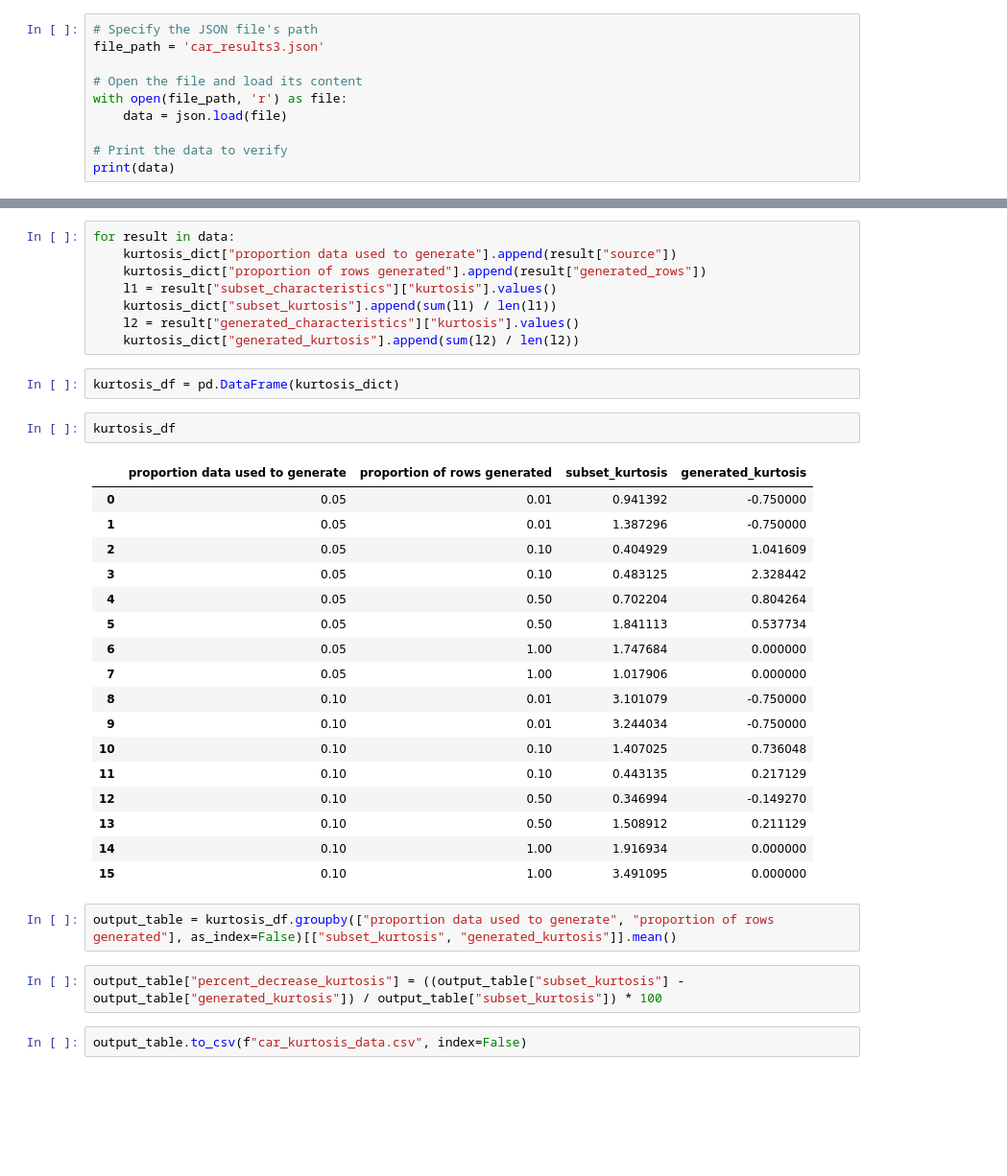
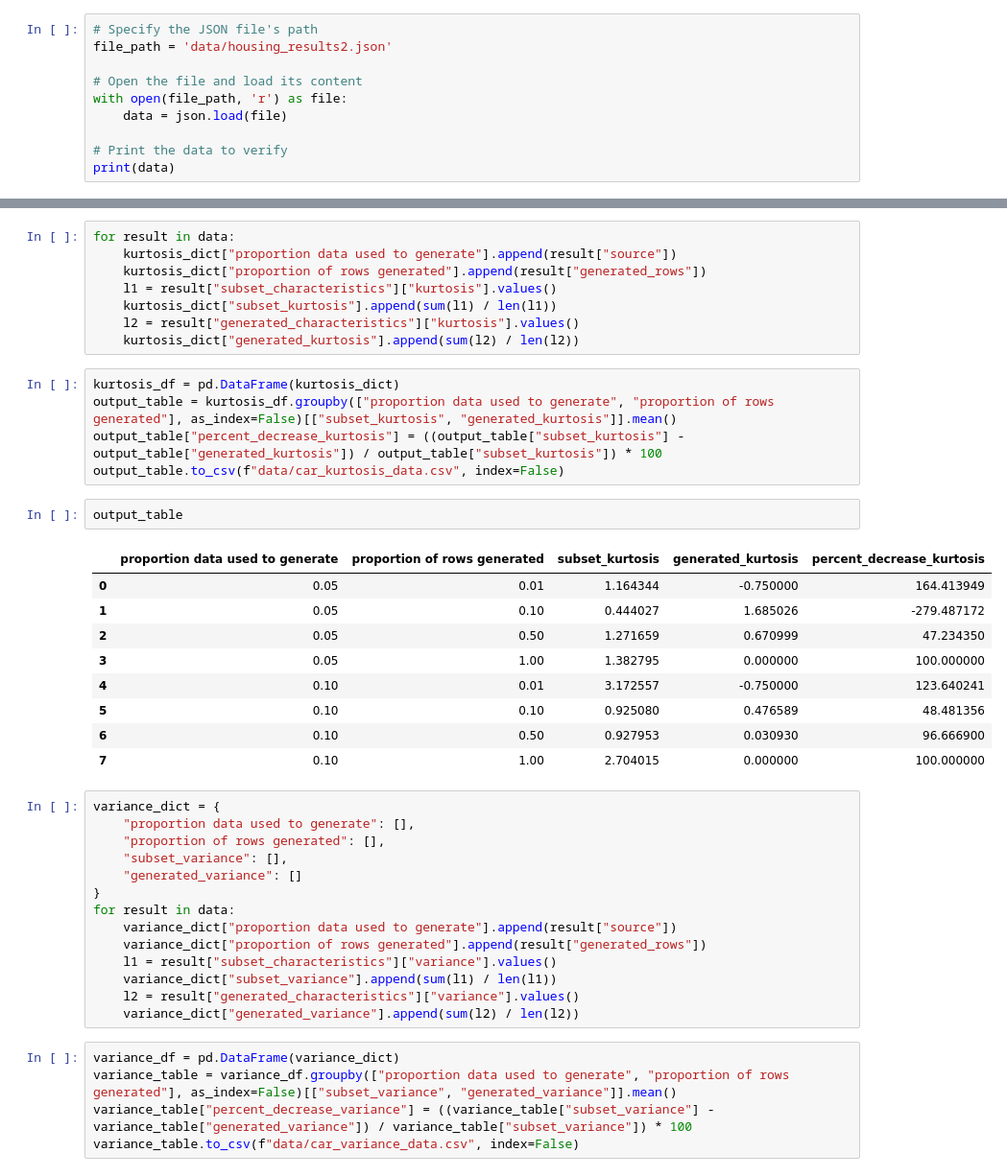
Before and after one commit to siddharth-r-tiwari/am226, a Jupyter notebook: charts.ipynb, the cells around one changed output, grey strips where cells are left out. Shown at 96% size. Cells and saved outputs as stored; diff of their text form; blank space fills up the shorter version.

```diff
--- a/charts.ipynb
+++ b/charts.ipynb
@@ -29,7 +29,7 @@ housing_characteristics["range"].median()
 np.float64(31.759999999999998)
 # %%
 # Specify the JSON file's path
-file_path = 'car_results3.json'
+file_path = 'data/housing_results2.json'
 
 # Open the file and load its content
 with open(file_path, 'r') as file:
@@ -174,31 +175,39 @@ for result in data:
     kurtosis_dict["subset_kurtosis"].append(sum(l1) / len(l1))
     l2 = result["generated_characteristics"]["kurtosis"].values()
     kurtosis_dict["generated_kurtosis"].append(sum(l2) / len(l2))
-# %%
-kurtosis_df = pd.DataFrame(kurtosis_dict)
-# %%
-kurtosis_df
-# %% [output]
-|  | proportion data used to generate | proportion of rows generated | subset_kurtosis | generated_kurtosis |
-| 0 | 0.05 | 0.01 | 0.941392 | -0.750000 |
-| 1 | 0.05 | 0.01 | 1.387296 | -0.750000 |
-| 2 | 0.05 | 0.10 | 0.404929 | 1.041609 |
-| 3 | 0.05 | 0.10 | 0.483125 | 2.328442 |
-| 4 | 0.05 | 0.50 | 0.702204 | 0.804264 |
-| 5 | 0.05 | 0.50 | 1.841113 | 0.537734 |
-| 6 | 0.05 | 1.00 | 1.747684 | 0.000000 |
-| 7 | 0.05 | 1.00 | 1.017906 | 0.000000 |
-| 8 | 0.10 | 0.01 | 3.101079 | -0.750000 |
-| 9 | 0.10 | 0.01 | 3.244034 | -0.750000 |
-| 10 | 0.10 | 0.10 | 1.407025 | 0.736048 |
-| 11 | 0.10 | 0.10 | 0.443135 | 0.217129 |
-| 12 | 0.10 | 0.50 | 0.346994 | -0.149270 |
-| 13 | 0.10 | 0.50 | 1.508912 | 0.211129 |
-| 14 | 0.10 | 1.00 | 1.916934 | 0.000000 |
-| 15 | 0.10 | 1.00 | 3.491095 | 0.000000 |
 # %%
+kurtosis_df = pd.DataFrame(kurtosis_dict)
 output_table = kurtosis_df.groupby(["proportion data used to generate", "proportion of rows generated"], as_index=False)[["subset_kurtosis", "generated_kurtosis"]].mean()
+output_table["percent_decrease_kurtosis"] = ((output_table["subset_kurtosis"] - output_table["generated_kurtosis"]) / output_table["subset_kurtosis"]) * 100
+output_table.to_csv(f"data/car_kurtosis_data.csv", index=False)
-# %%
-output_table["percent_decrease_kurtosis"] = ((output_table["subset_kurtosis"] - output_table["generated_kurtosis"]) / output_table["subset_kurtosis"]) * 100
-# %%
-output_table.to_csv(f"car_kurtosis_data.csv", index=False)
+# %%
+output_table
+# %% [output]
+|  | proportion data used to generate | proportion of rows generated | subset_kurtosis | generated_kurtosis | percent_decrease_kurtosis |
+| 0 | 0.05 | 0.01 | 1.164344 | -0.750000 | 164.413949 |
+| 1 | 0.05 | 0.10 | 0.444027 | 1.685026 | -279.487172 |
+| 2 | 0.05 | 0.50 | 1.271659 | 0.670999 | 47.234350 |
+| 3 | 0.05 | 1.00 | 1.382795 | 0.000000 | 100.000000 |
+| 4 | 0.10 | 0.01 | 3.172557 | -0.750000 | 123.640241 |
+| 5 | 0.10 | 0.10 | 0.925080 | 0.476589 | 48.481356 |
+| 6 | 0.10 | 0.50 | 0.927953 | 0.030930 | 96.666900 |
+| 7 | 0.10 | 1.00 | 2.704015 | 0.000000 | 100.000000 |
+# %%
+variance_dict = {
+    "proportion data used to generate": [],
+    "proportion of rows generated": [],
+    "subset_variance": [],
+    "generated_variance": []
+}
+for result in data:
+    variance_dict["proportion data used to generate"].append(result["source"])
+    variance_dict["proportion of rows generated"].append(result["generated_rows"])
+    l1 = result["subset_characteristics"]["variance"].values()
+    variance_dict["subset_variance"].append(sum(l1) / len(l1))
+    l2 = result["generated_characteristics"]["variance"].values()
+    variance_dict["generated_variance"].append(sum(l2) / len(l2))
+# %%
+variance_df = pd.DataFrame(variance_dict)
+variance_table = variance_df.groupby(["proportion data used to generate", "proportion of rows generated"], as_index=False)[["subset_variance", "generated_variance"]].mean()
+variance_table["percent_decrease_variance"] = ((variance_table["subset_variance"] - variance_table["generated_variance"]) / variance_table["subset_variance"]) * 100
+variance_table.to_csv(f"data/car_variance_data.csv", index=False)
```
Also changed, not shown: parts of 6 cells of this notebook, 18 other files.
